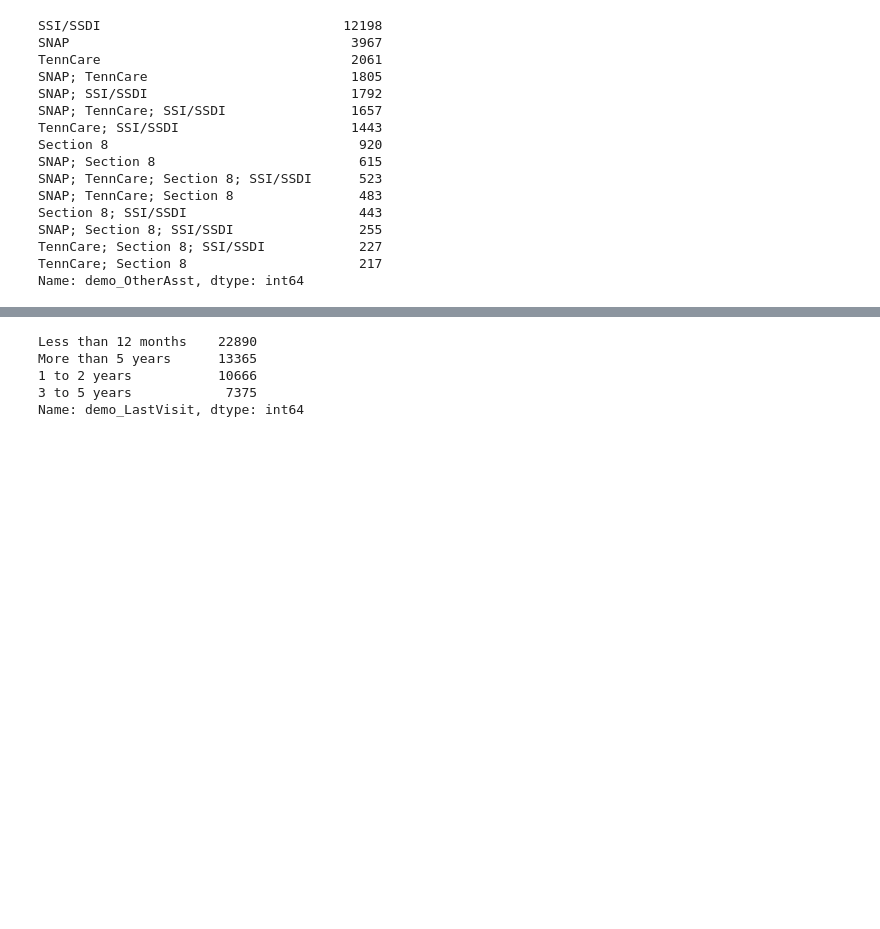
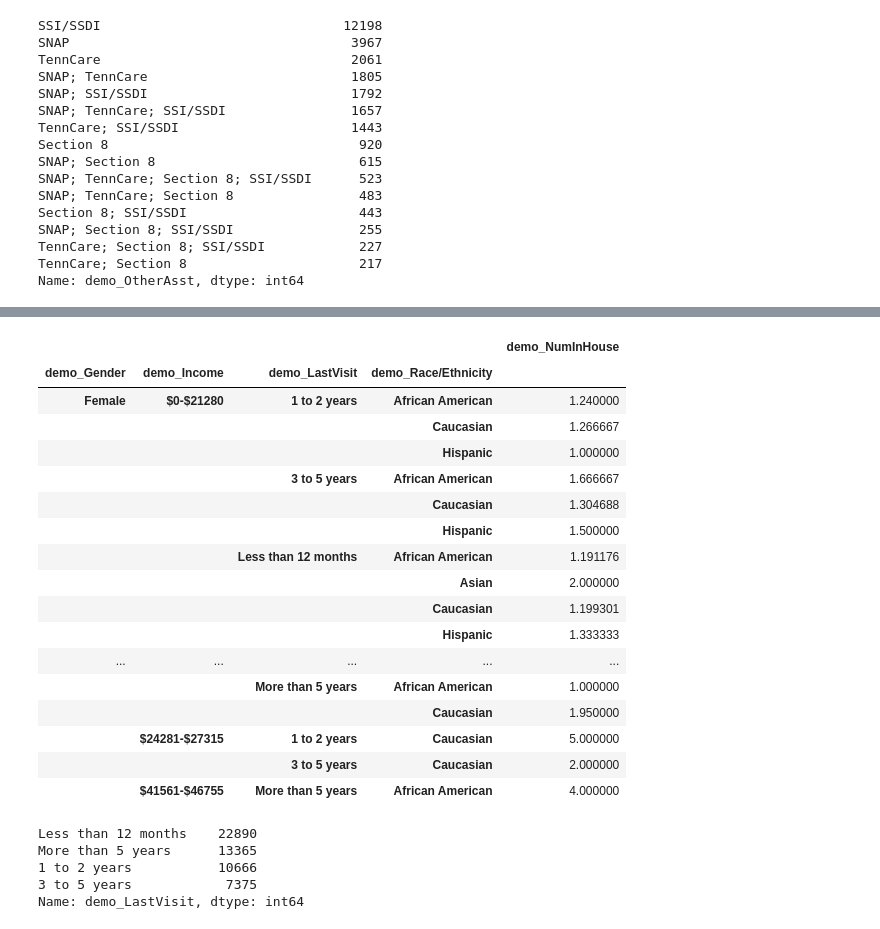
Before and after one commit to Jmiah789/smile-on-get_tootha_choppa, a Jupyter notebook: notebooks/Demographics.ipynb, the cells around one changed output, grey strips where cells are left out. Saved outputs shown, nothing was run; the diff lists cells and outputs as text; code cells hidden in the pictures; blank space fills up the shorter version.

```diff
--- a/notebooks/Demographics.ipynb
+++ b/notebooks/Demographics.ipynb
@@ -160,3 +228,25 @@ Name: demo_OtherAsst, dtype: int64
+# %%
+pivot_SNAP = pd.pivot_table (data=group_SNAP, index=['demo_Gender', 'demo_Income', 'demo_LastVisit', 'demo_Race/Ethnicity'])#, ['demo_Birth Year'], aggfunc=np.mean)
+pivot_SNAP
+# %% [output]
+|  |  |  |  | demo_NumInHouse |
+| demo_Gender | demo_Income | demo_LastVisit | demo_Race/Ethnicity |  |
+| Female | $0-$21280 | 1 to 2 years | African American | 1.240000 |
+|  |  |  | Caucasian | 1.266667 |
+|  |  |  | Hispanic | 1.000000 |
+|  |  | 3 to 5 years | African American | 1.666667 |
+|  |  |  | Caucasian | 1.304688 |
+|  |  |  | Hispanic | 1.500000 |
+|  |  | Less than 12 months | African American | 1.191176 |
+|  |  |  | Asian | 2.000000 |
+|  |  |  | Caucasian | 1.199301 |
+|  |  |  | Hispanic | 1.333333 |
+| ... | ... | ... | ... | ... |
+|  |  | More than 5 years | African American | 1.000000 |
+|  |  |  | Caucasian | 1.950000 |
+|  | $24281-$27315 | 1 to 2 years | Caucasian | 5.000000 |
+|  |  | 3 to 5 years | Caucasian | 2.000000 |
+|  | $41561-$46755 | More than 5 years | African American | 4.000000 |
 # %%
 df_demo['demo_LastVisit'].value_counts()
 # %% [output]
```
Also changed, not shown: parts of 37 cells of this notebook.
